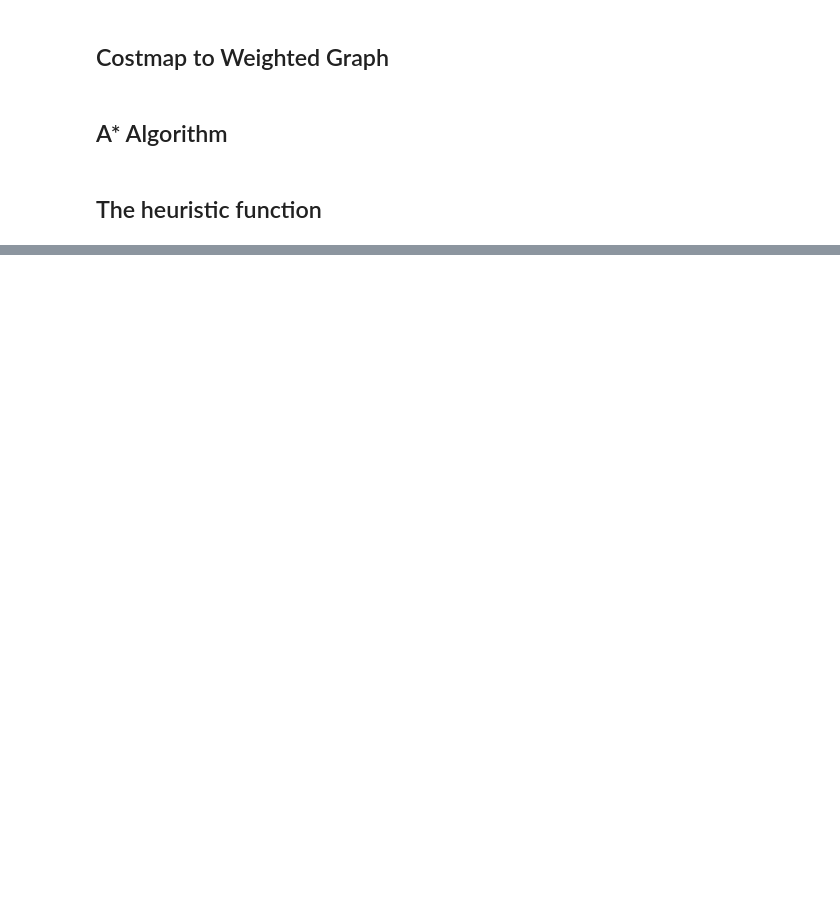
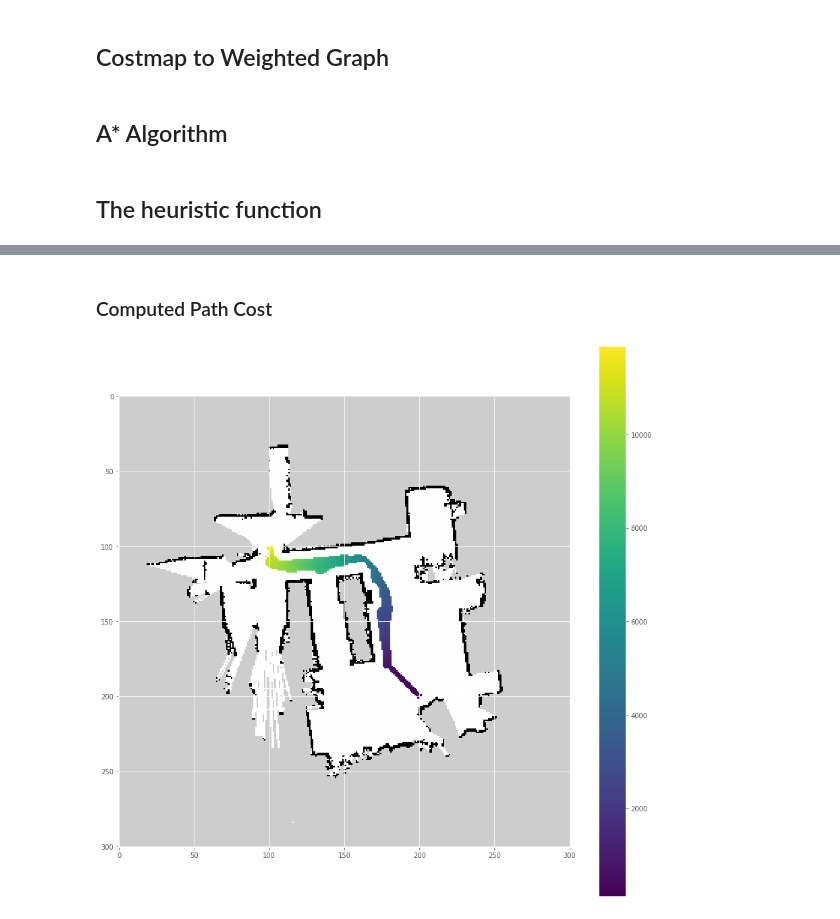
Before and after one commit to mcarfagno/pathfinding, a Jupyter notebook: a_star.ipynb, the cells around one changed output, grey strips where cells are left out. Saved outputs shown, nothing was run; the diff lists cells and outputs as text; code cells hidden in the pictures; blank space fills up the shorter version.

```diff
--- a/a_star.ipynb
+++ b/a_star.ipynb
@@ -165,0 +171,16 @@ plt.show()
+# %% [markdown]
+### Computed Path Cost
+# %%
+cost_overlay=numpy.zeros_like(cm.costmap_arr)
+for key, value in costs.items():
+    cost_overlay[key[0],key[1]]=value
+
+cost_overlay_mask = numpy.ma.masked_where(cost_overlay == 0, cost_overlay)
+
+plt.figure(figsize=(15,15))
+plt.imshow(cm.occmap_arr[100:401,100:401],plt.cm.binary)
+plt.imshow(cost_overlay_mask[100:401,100:401])
+plt.colorbar()
+plt.show()
+# %% [output]
+[figure, added]
```
Also changed, not shown: parts of 6 cells of this notebook, 3 other files.
